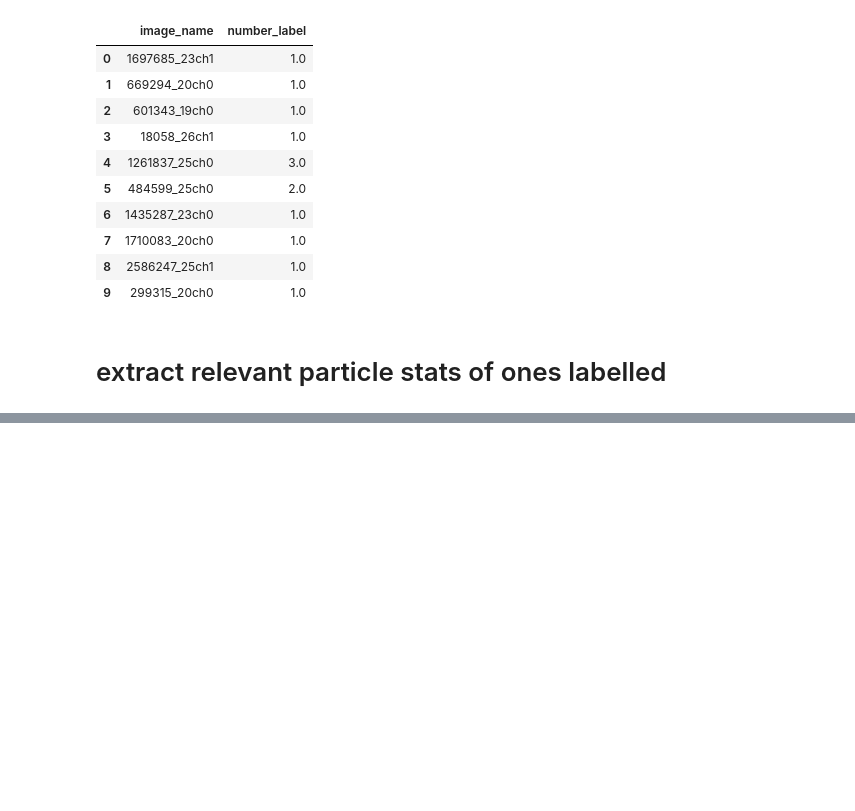
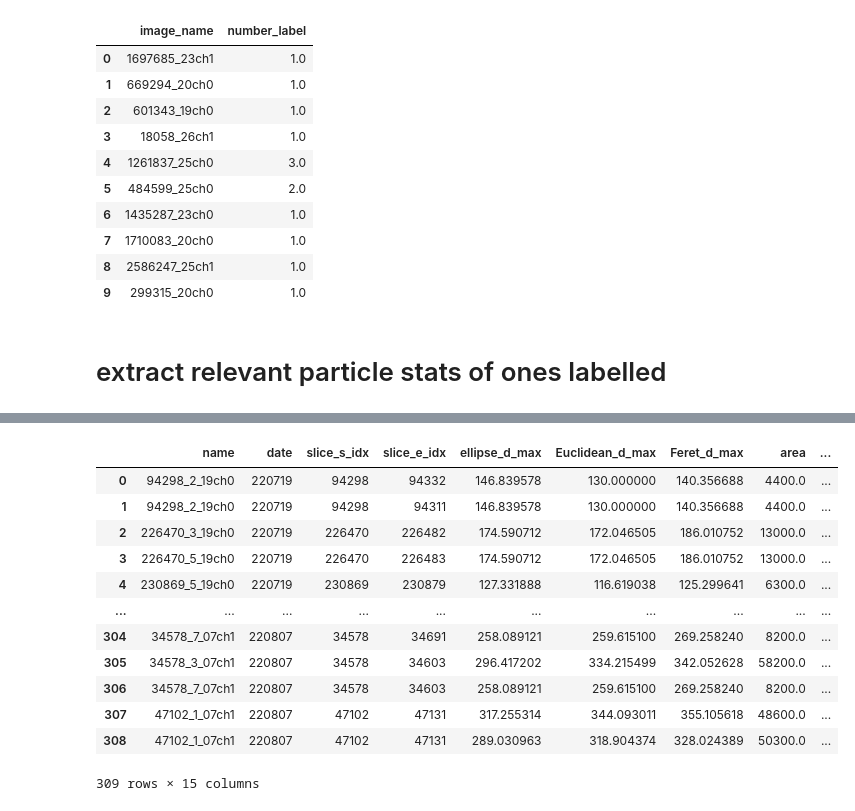
Before and after one commit to ezriri/CNN_basics, a Jupyter notebook: v2_image_re-labelling.ipynb, the cells around one changed output, grey strips where cells are left out. Cells and saved outputs as stored; diff of their text form; code cells hidden in the pictures; blank space fills up the shorter version.

```diff
--- a/v2_image_re-labelling.ipynb
+++ b/v2_image_re-labelling.ipynb
@@ -281,0 +331,13 @@ len(images_labelled_lst)
+# %%
+length_of_data = len(full_ds_stats['image_name'])
+
+for idx in range(length_of_data):
+    row = full_ds_stats.loc[idx]
+    image_name = row.iloc[0]
+    label = row.iloc[1]
+    note = row.iloc[2]
+    #og_loc = folder_path+image_name+'.png'
+    #new_loc = category_dic_extra[str(label)][1]
+    if not note != 'a':
+        print('yep')
+	    #shutil.copy(og_loc, new_loc)
@@ -281,0 +585,16 @@ len(images_labelled_lst)
+# %%
+particle_df
+# %% [output]
+|  | name | date | slice_s_idx | slice_e_idx | ellipse_d_max | Euclidean_d_max | Feret_d_max | area | ... |
+| 0 | 94298_2_19ch0 | 220719 | 94298 | 94332 | 146.839578 | 130.000000 | 140.356688 | 4400.0 | ... |
+| 1 | 94298_2_19ch0 | 220719 | 94298 | 94311 | 146.839578 | 130.000000 | 140.356688 | 4400.0 | ... |
+| 2 | 226470_3_19ch0 | 220719 | 226470 | 226482 | 174.590712 | 172.046505 | 186.010752 | 13000.0 | ... |
+| 3 | 226470_5_19ch0 | 220719 | 226470 | 226483 | 174.590712 | 172.046505 | 186.010752 | 13000.0 | ... |
+| 4 | 230869_5_19ch0 | 220719 | 230869 | 230879 | 127.331888 | 116.619038 | 125.299641 | 6300.0 | ... |
+| ... | ... | ... | ... | ... | ... | ... | ... | ... | ... |
+| 304 | 34578_7_07ch1 | 220807 | 34578 | 34691 | 258.089121 | 259.615100 | 269.258240 | 8200.0 | ... |
+| 305 | 34578_3_07ch1 | 220807 | 34578 | 34603 | 296.417202 | 334.215499 | 342.052628 | 58200.0 | ... |
+| 306 | 34578_7_07ch1 | 220807 | 34578 | 34603 | 258.089121 | 259.615100 | 269.258240 | 8200.0 | ... |
+| 307 | 47102_1_07ch1 | 220807 | 47102 | 47131 | 317.255314 | 344.093011 | 355.105618 | 48600.0 | ... |
+| 308 | 47102_1_07ch1 | 220807 | 47102 | 47131 | 289.030963 | 318.904374 | 328.024389 | 50300.0 | ... |
+309 rows × 15 columns
```
Also changed, not shown: parts of 14 cells of this notebook, 4 other files.
